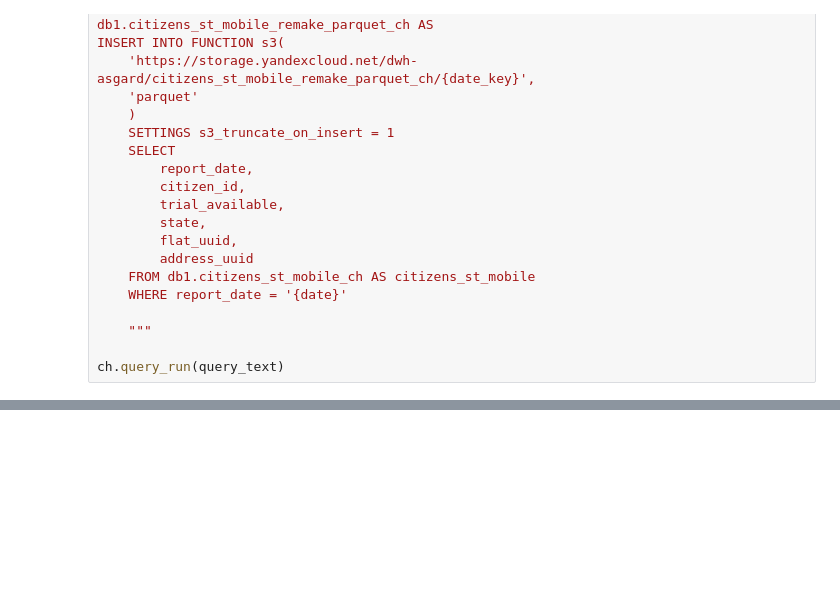
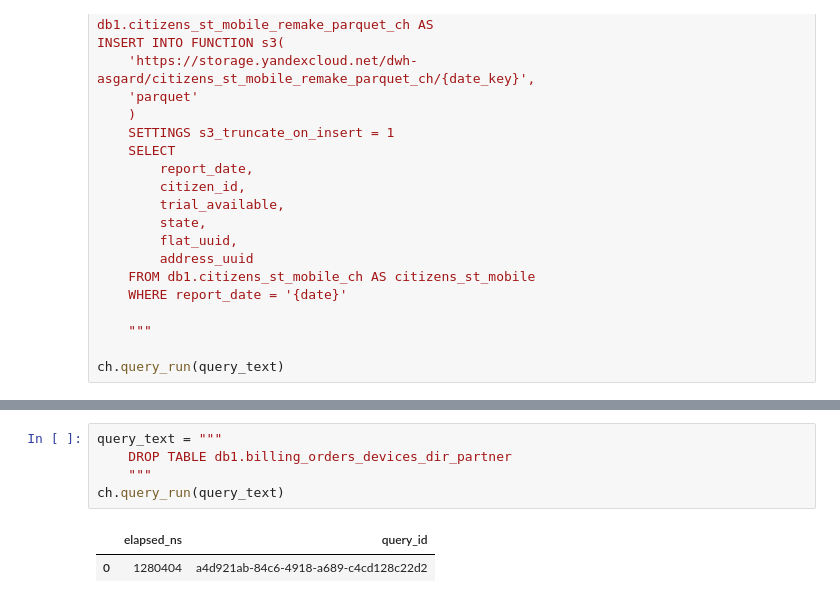
Before and after one commit to sputnik-systems/analytics, a Jupyter notebook: Clickhouse/table_remaking.ipynb, the cells around one changed output, grey strips where cells are left out. Saved outputs shown, nothing was run; the diff lists cells and outputs as text; blank space fills up the shorter version.

```diff
--- a/Clickhouse/table_remaking.ipynb
+++ b/Clickhouse/table_remaking.ipynb
@@ -197,0 +190,8 @@ ch.query_run(query_text)
+# %%
+query_text = """
+    DROP TABLE db1.billing_orders_devices_dir_partner
+    """
+ch.query_run(query_text)
+# %% [output]
+|  | elapsed_ns | query_id |
+| 0 | 1280404 | a4d921ab-84c6-4918-a689-c4cd128c22d2 |
```
Also changed, not shown: parts of 10 cells of this notebook, 8 other files.
